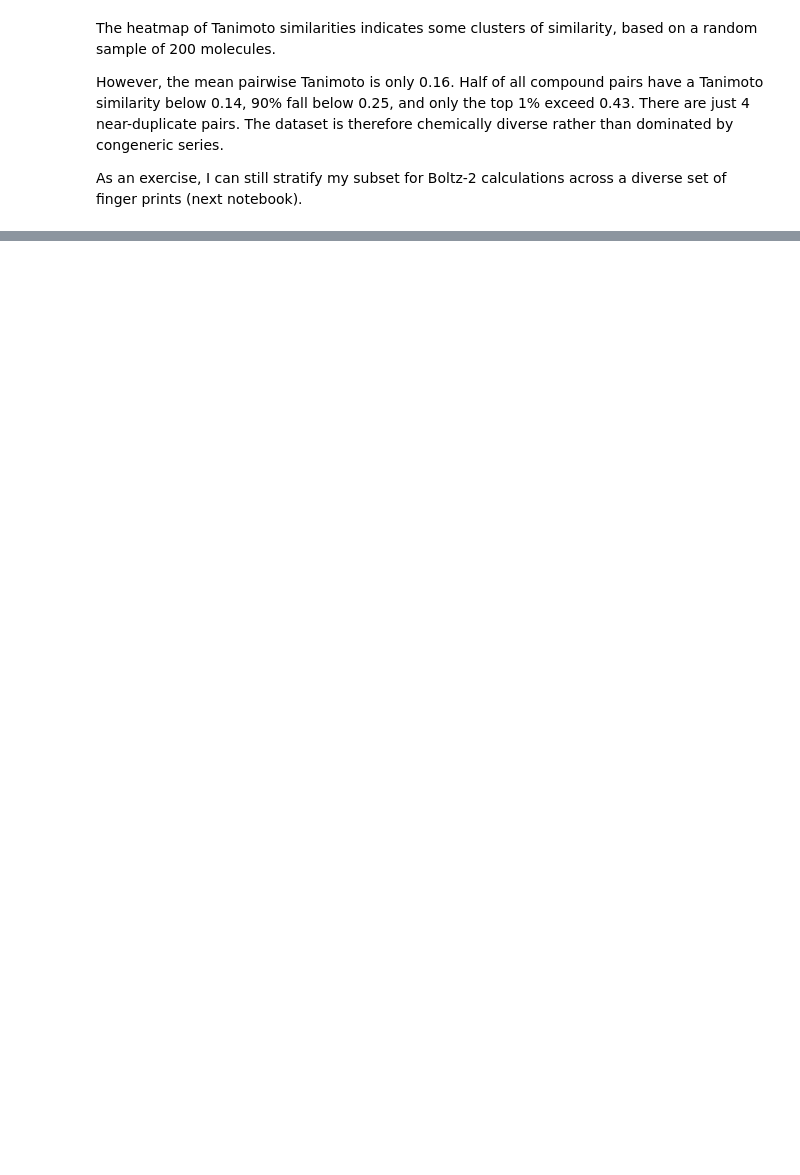
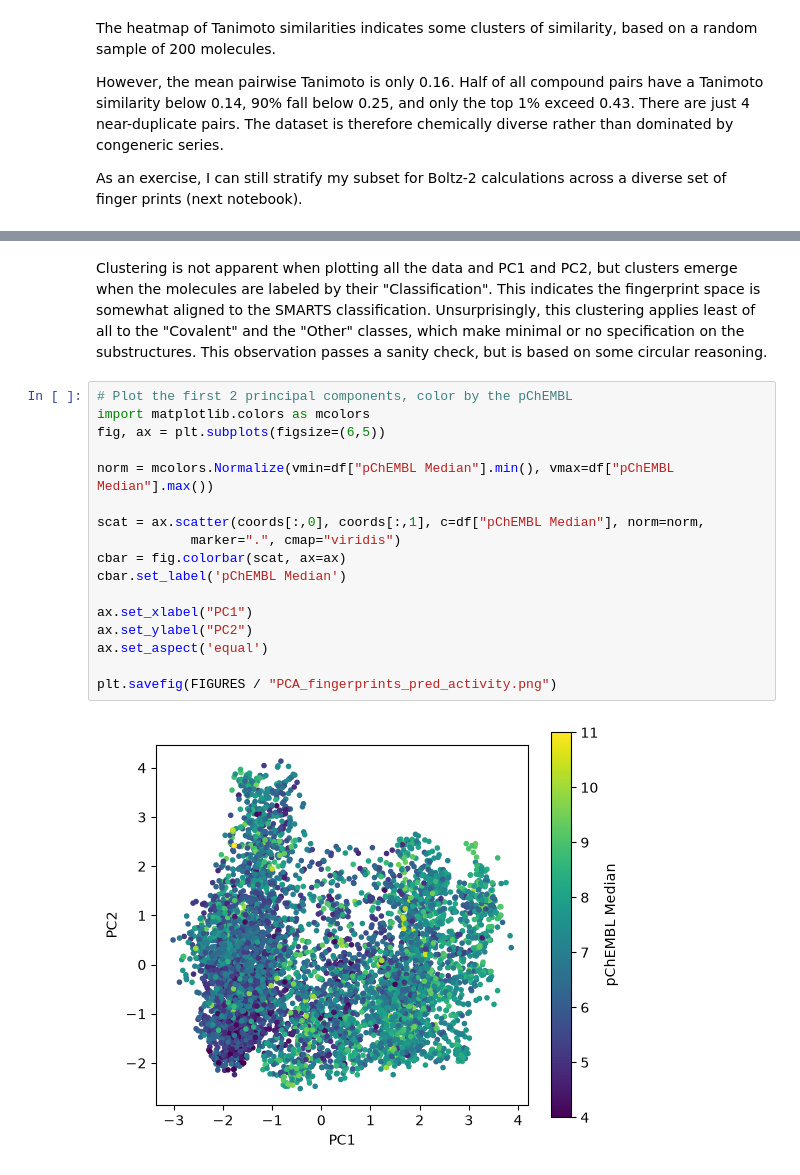
Before and after one commit to chabi-fin/EGFR-benchmark, a Jupyter notebook: notebooks/cheminformatics.ipynb, the cells around one changed output, grey strips where cells are left out. Cells and saved outputs as stored; diff of their text form; blank space fills up the shorter version.

```diff
--- a/notebooks/cheminformatics.ipynb
+++ b/notebooks/cheminformatics.ipynb
@@ -411,0 +453,27 @@ print(pca.explained_variance_ratio_, pca.explained_variance_ratio_.sum())
+# %% [markdown]
+Clustering is not apparent when plotting all the data and PC1 and PC2, but
+clusters emerge when the molecules are labeled by their "Classification".
+This indicates the fingerprint space is somewhat aligned to the SMARTS
+classification. Unsurprisingly, this clustering applies least of all to the
+"Covalent" and the "Other" classes, which make minimal or no specification on
+the substructures. This observation passes a sanity check, but is based on some
+circular reasoning.
+# %%
+# Plot the first 2 principal components, color by the pChEMBL
+import matplotlib.colors as mcolors
+fig, ax = plt.subplots(figsize=(6,5))
+
+norm = mcolors.Normalize(vmin=df["pChEMBL Median"].min(), vmax=df["pChEMBL Median"].max())
+
+scat = ax.scatter(coords[:,0], coords[:,1], c=df["pChEMBL Median"], norm=norm,
+            marker=".", cmap="viridis")
+cbar = fig.colorbar(scat, ax=ax)
+cbar.set_label('pChEMBL Median')
+
+ax.set_xlabel("PC1")
+ax.set_ylabel("PC2")
+ax.set_aspect('equal')
+
+plt.savefig(FIGURES / "PCA_fingerprints_pred_activity.png")
+# %% [output]
+[figure, added]
```
Also changed, not shown: parts of 25 cells of this notebook, 6 other files.
